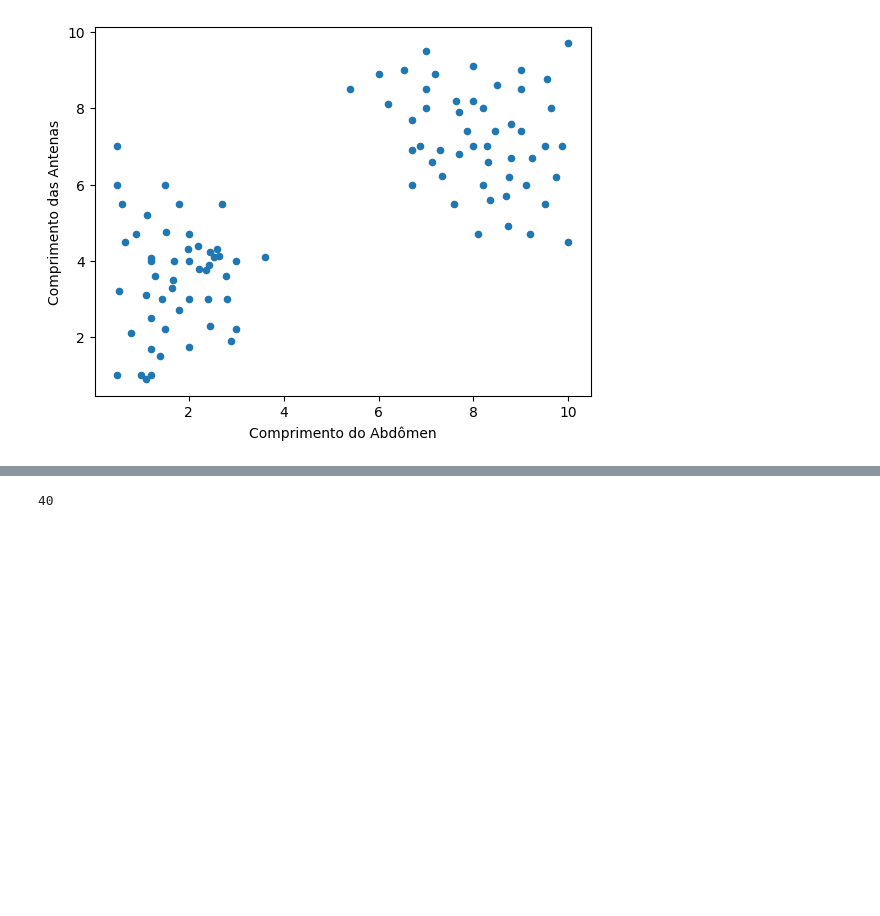
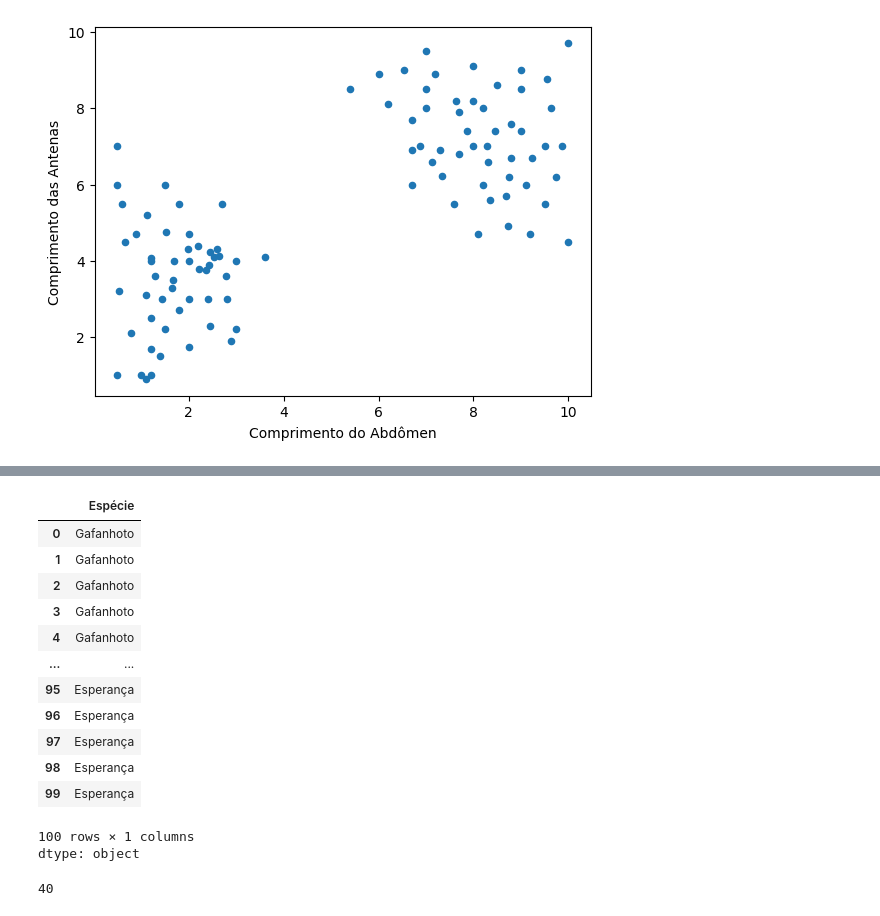
Before and after one commit to gomezllari/.json, a Jupyter notebook: Fase 2/03 - Machine Learning Avançado/Aula 1/Introdução_a_modelos_de_classificação.ipynb, the cells around one changed output, grey strips where cells are left out. Cells and saved outputs as stored; diff of their text form; code cells hidden in the pictures; blank space fills up the shorter version.

```diff
--- a/Fase 2/03 - Machine Learning Avançado/Aula 1/Introdução_a_modelos_de_classificação.ipynb
+++ b/Fase 2/03 - Machine Learning Avançado/Aula 1/Introdução_a_modelos_de_classificação.ipynb
@@ -58 +76,20 @@ y = dados['Espécie']
+# %%
+y = dados ['Espécie']
+# %%
+y
+# %% [output]
+|  | Espécie |
+| 0 | Gafanhoto |
+| 1 | Gafanhoto |
+| 2 | Gafanhoto |
+| 3 | Gafanhoto |
+| 4 | Gafanhoto |
+| ... | ... |
+| 95 | Esperança |
+| 96 | Esperança |
+| 97 | Esperança |
+| 98 | Esperança |
+| 99 | Esperança |
+100 rows × 1 columns
+dtype: object
 # %%
```
Also changed, not shown: parts of 6 cells of this notebook.
